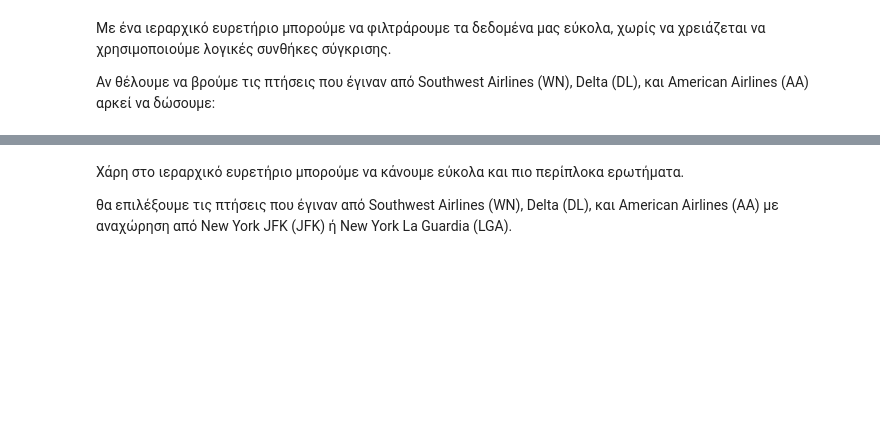
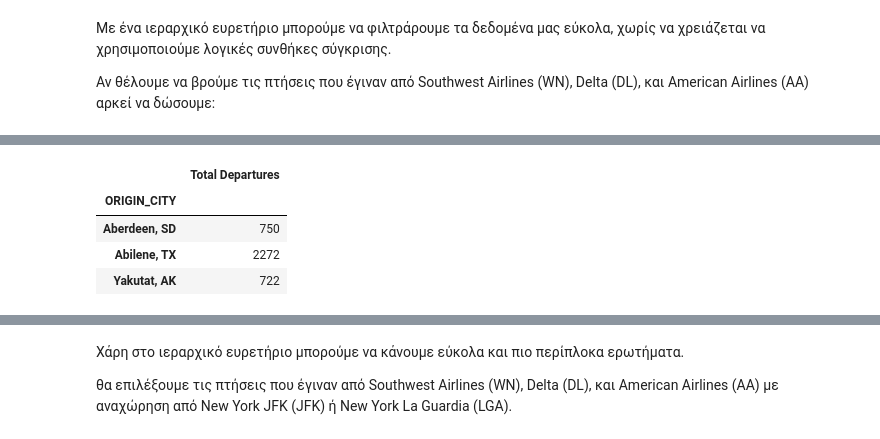
Before and after one commit to Xristos04/Data-Science-Tutorials, a Jupyter notebook: travel.ipynb, the cells around one changed output, grey strips where cells are left out. Saved outputs shown, nothing was run; the diff lists cells and outputs as text; code cells hidden in the pictures; blank space fills up the shorter version.

```diff
--- a/travel.ipynb
+++ b/travel.ipynb
@@ -222,0 +266,8 @@ delayed_flights_by_origin
+# %%
+wn_data.loc[["Aberdeen, SD","Abilene, TX","Yakutat, AK"]]
+# %% [output]
+|  | Total Departures |
+| ORIGIN_CITY |  |
+| Aberdeen, SD | 750 |
+| Abilene, TX | 2272 |
+| Yakutat, AK | 722 |
```
Also changed, not shown: parts of 22 cells of this notebook.
